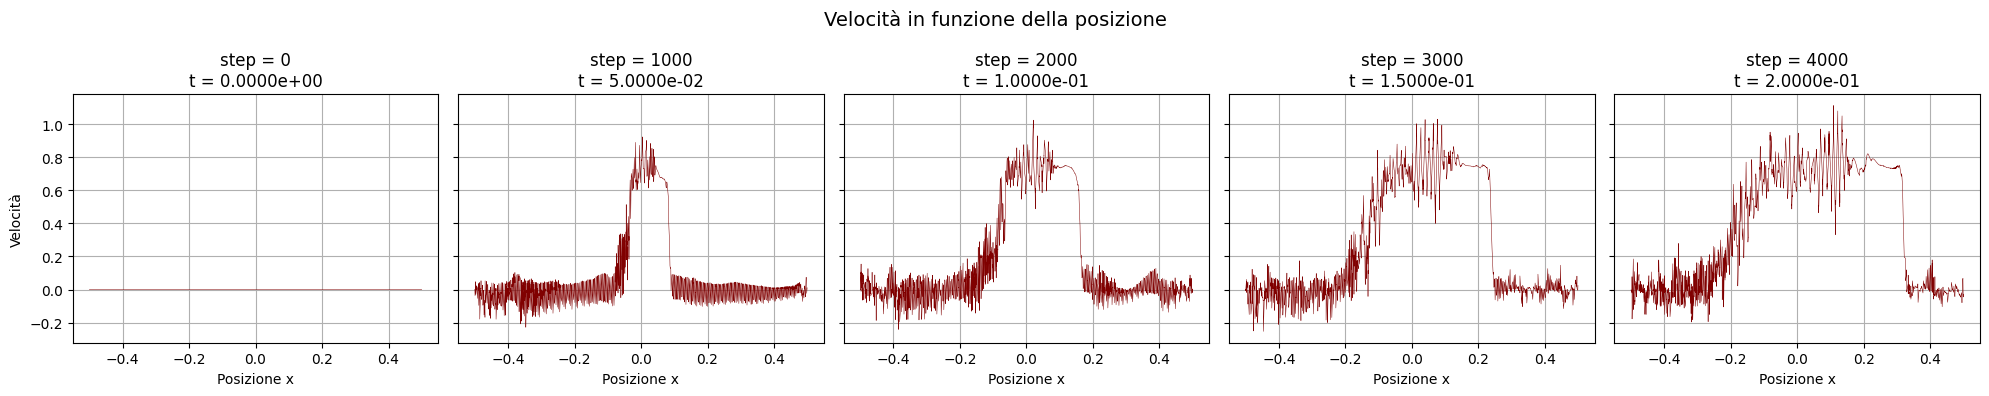
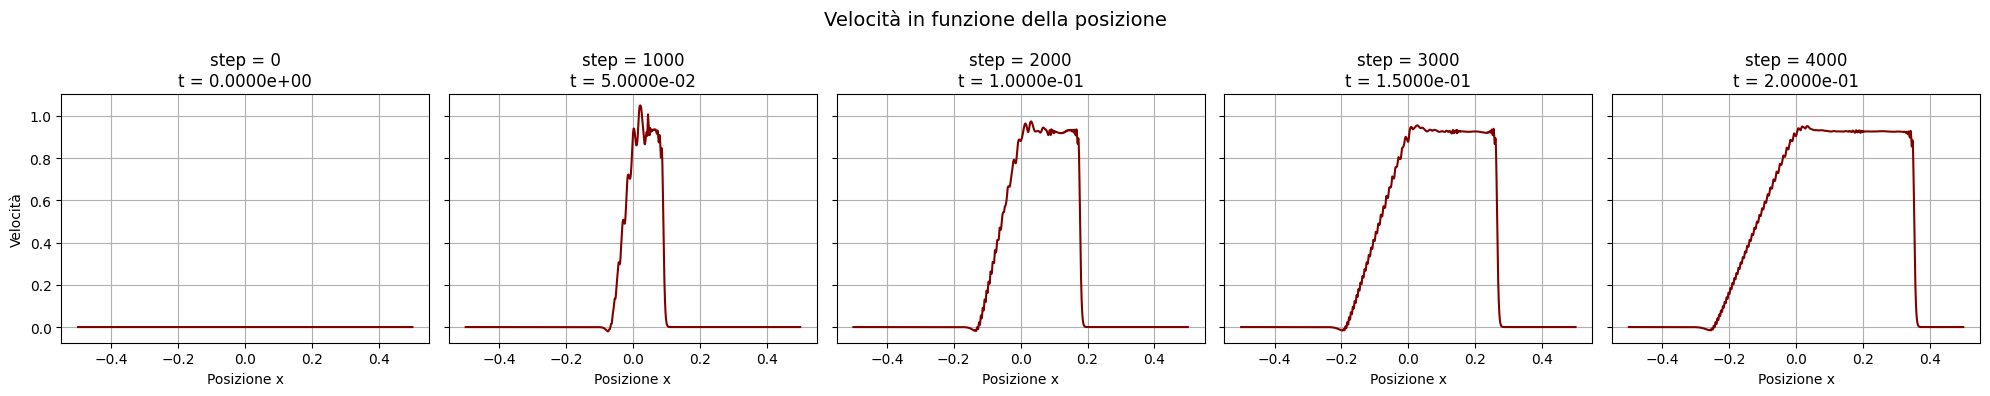
The change to this notebook cell's code, shown as a diff; its figure went from the first image to the second:
--- before
+++ after
@@ -13,5 +13,5 @@
 n_snapshots = 5
 use_final_file = False
-final_file = "output_final_grid"
+final_file = "output_final_grid.txt"
 
 # cartella dove salvare i png
@@ -107,5 +107,5 @@
     for i, ax in enumerate(axes):
         snap = snapshots[i]
-        ax.plot(snap["x"], snap[key], lw=0.35, color="maroon")
+        ax.plot(snap["x"], snap[key], color="maroon")
         ax.set_title(labels[i])
         ax.set_xlabel("Posizione x")

Commit: Aggiorno SPH